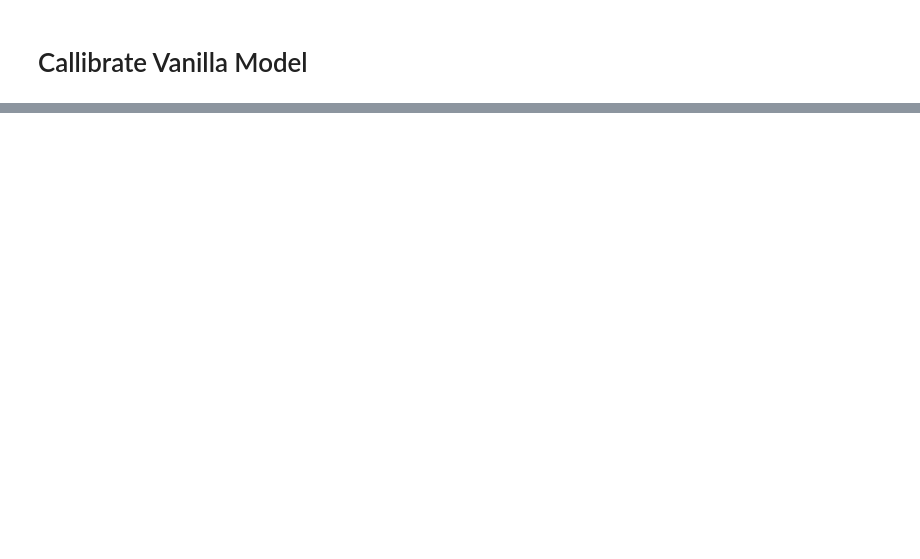
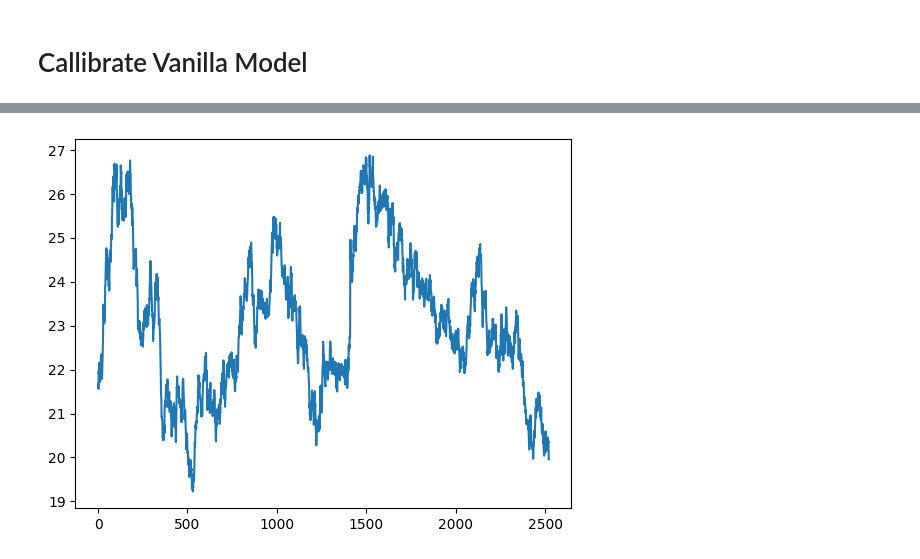
Before and after one commit to Naxzele/BonusCert, a Jupyter notebook: BonusCert.ipynb, the cells around one changed output, grey strips where cells are left out. Saved outputs shown, nothing was run; the diff lists cells and outputs as text; code cells hidden in the pictures; blank space fills up the shorter version.

```diff
--- a/BonusCert.ipynb
+++ b/BonusCert.ipynb
@@ -219,0 +233,13 @@ plt.show()
+# %%
+# Parameters
+T = 1
+n_paths = 1
+n_steps = 2520
+
+sim = MCsim('Bates', n_steps, n_paths, S0, T, modcab.params, dismethod='Milstein')
+# %%
+paths, _ = sim.simulate(0.0411, 0.0)
+# plt.plot(paths[:,0])
+# plt.show()
+# %% [output]
+[figure, added]
```
Also changed, not shown: parts of 17 cells of this notebook, 1 other file.
